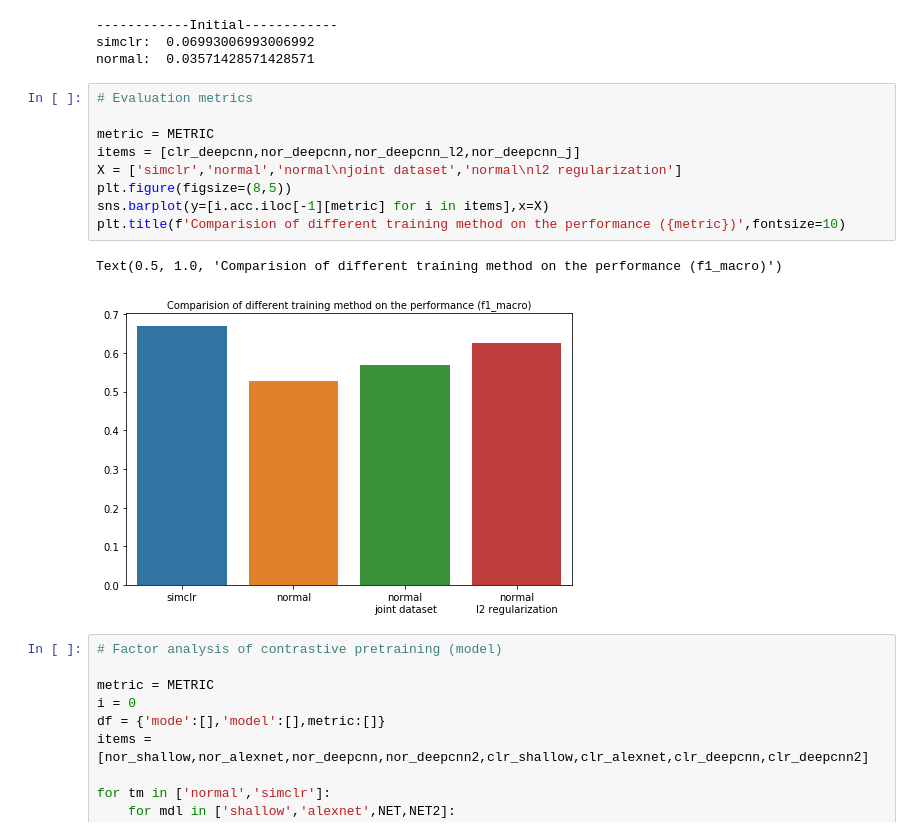
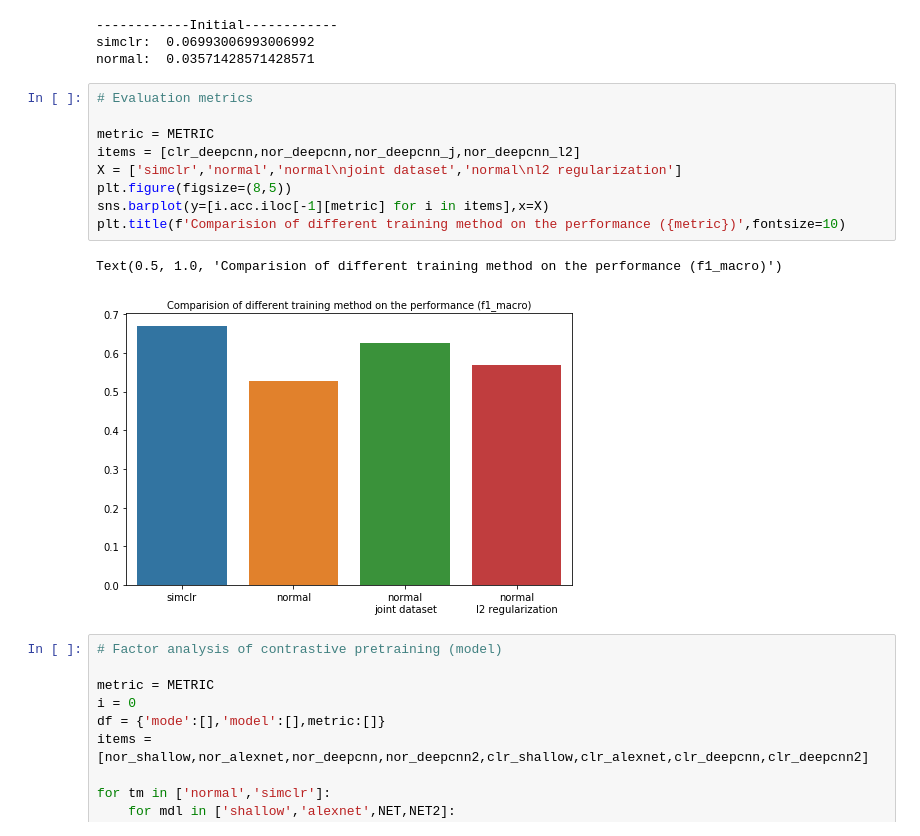
Before and after one commit to hslau44/irs_toolbox, a Jupyter notebook: Report.ipynb, the cells around one changed output. Cells and saved outputs as stored; diff of their text form.

```diff
--- a/Report.ipynb
+++ b/Report.ipynb
@@ -169,15 +184,15 @@ normal:  0.03571428571428571
 # %%
 # Evaluation metrics
 
 metric = METRIC
-items = [clr_deepcnn,nor_deepcnn,nor_deepcnn_l2,nor_deepcnn_j]
+items = [clr_deepcnn,nor_deepcnn,nor_deepcnn_j,nor_deepcnn_l2]
 X = ['simclr','normal','normal\njoint dataset','normal\nl2 regularization']
 plt.figure(figsize=(8,5))
 sns.barplot(y=[i.acc.iloc[-1][metric] for i in items],x=X)
 plt.title(f'Comparision of different training method on the performance ({metric})',fontsize=10)
 # %% [output]
 Text(0.5, 1.0, 'Comparision of different training method on the performance (f1_macro)')
-[figure, old version]
+[figure, new version]
 # %%
 # Factor analysis of contrastive pretraining (model)
 
```
Also changed, not shown: parts of 6 cells of this notebook.
